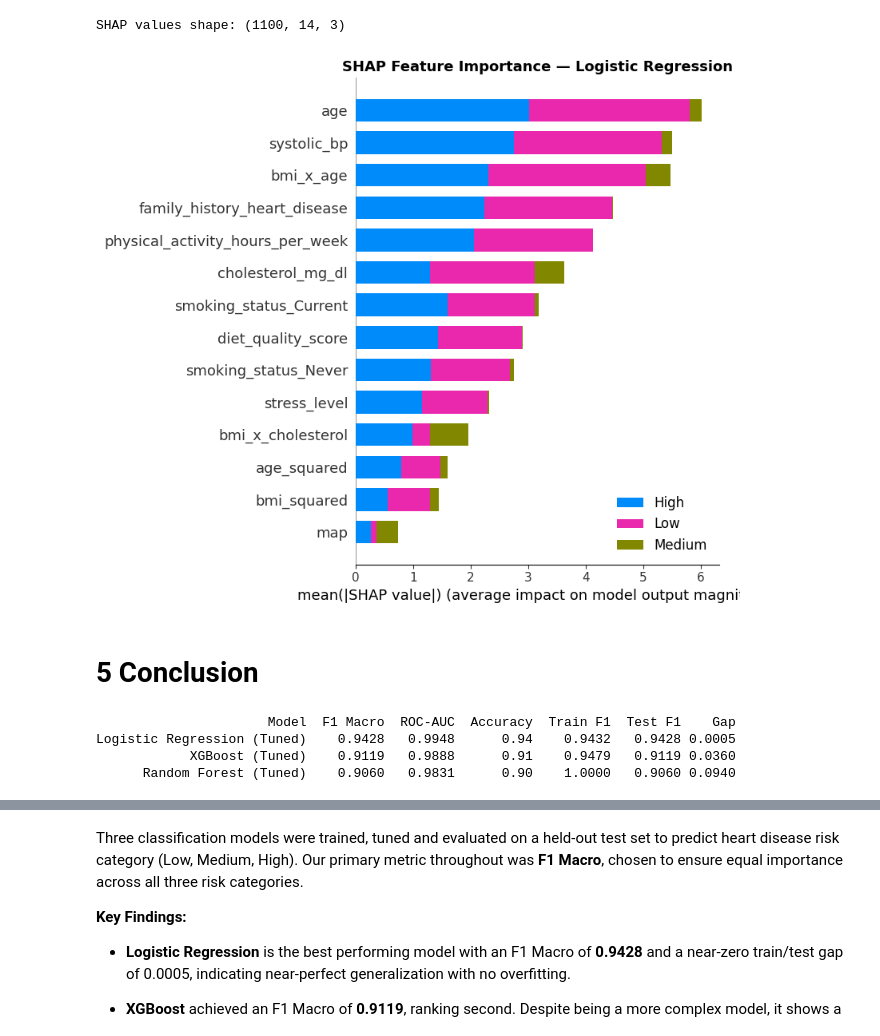
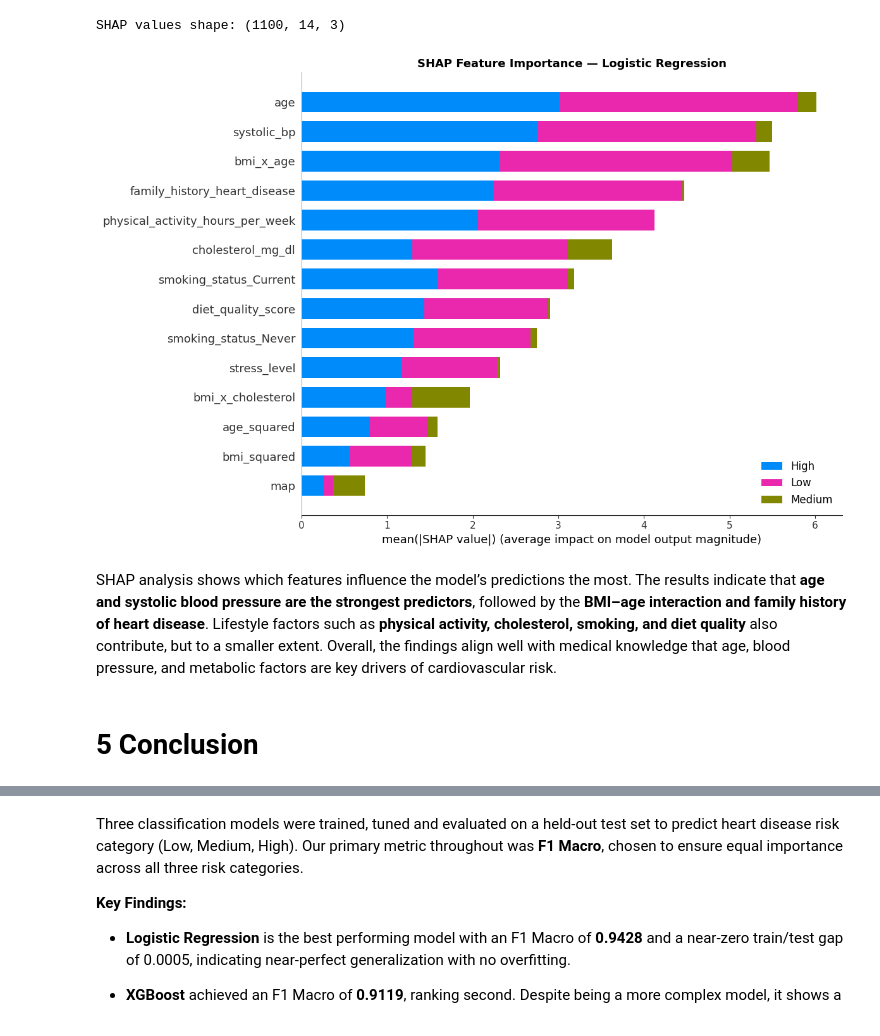
Before and after one commit to maxhaus31/Machine_Learning_HeartDiseaseDetection, a Jupyter notebook: 02_FeatureEngineering_and_Exploration.ipynb, the cells around one changed output, grey strips where cells are left out. Saved outputs shown, nothing was run; the diff lists cells and outputs as text; code cells hidden in the pictures.

```diff
--- a/02_FeatureEngineering_and_Exploration.ipynb
+++ b/02_FeatureEngineering_and_Exploration.ipynb
@@ -642,44 +658,23 @@ SHAP values shape: (1100, 14, 3)
 # %%
 # Summary plot — global feature importance across all classes
 import matplotlib.pyplot as plt
 
 shap.summary_plot(
     shap_values,
     X_test_selected,
     class_names=['Low', 'Medium', 'High'],
     plot_type='bar',
     show=False
 )
 
 plt.title('SHAP Feature Importance — Logistic Regression',
           fontsize=13, fontweight='bold')
+plt.gcf().set_size_inches(12, 8)
 plt.tight_layout()
 plt.show()
 # %% [output]
-[figure, old version]
+[figure, new version]
+# %% [markdown]
+SHAP analysis shows which features influence the model’s predictions the most. The results indicate that **age and systolic blood pressure are the strongest predictors**, followed by the **BMI–age interaction and family history of heart disease**. Lifestyle factors such as **physical activity, cholesterol, smoking, and diet quality** also contribute, but to a smaller extent. Overall, the findings align well with medical knowledge that age, blood pressure, and metabolic factors are key drivers of cardiovascular risk.
 # %% [markdown]
 # 5 Conclusion
-# %%
-import pandas as pd
-
-results = pd.DataFrame({
-    'Model': [
-        'Logistic Regression (Tuned)',
-        'Random Forest (Tuned)',
-        'XGBoost (Tuned)'
-    ],
-    'F1 Macro':  [0.9428, 0.9060, 0.9119],
-    'ROC-AUC':   [0.9948, 0.9831, 0.9888],
-    'Accuracy':  [0.94, 0.90, 0.91],
-    'Train F1':  [0.9432, 1.0000, 0.9479],
-    'Test F1':   [0.9428, 0.9060, 0.9119],
-    'Gap':       [0.0005, 0.0940, 0.0360]
-})
-
-results = results.sort_values('F1 Macro', ascending=False)
-print(results.to_string(index=False))
-# %% [output]
-                      Model  F1 Macro  ROC-AUC  Accuracy  Train F1  Test F1    Gap
-Logistic Regression (Tuned)    0.9428   0.9948      0.94    0.9432   0.9428 0.0005
-            XGBoost (Tuned)    0.9119   0.9888      0.91    0.9479   0.9119 0.0360
-      Random Forest (Tuned)    0.9060   0.9831      0.90    1.0000   0.9060 0.0940
```
Also changed, not shown: parts of 12 cells of this notebook.
